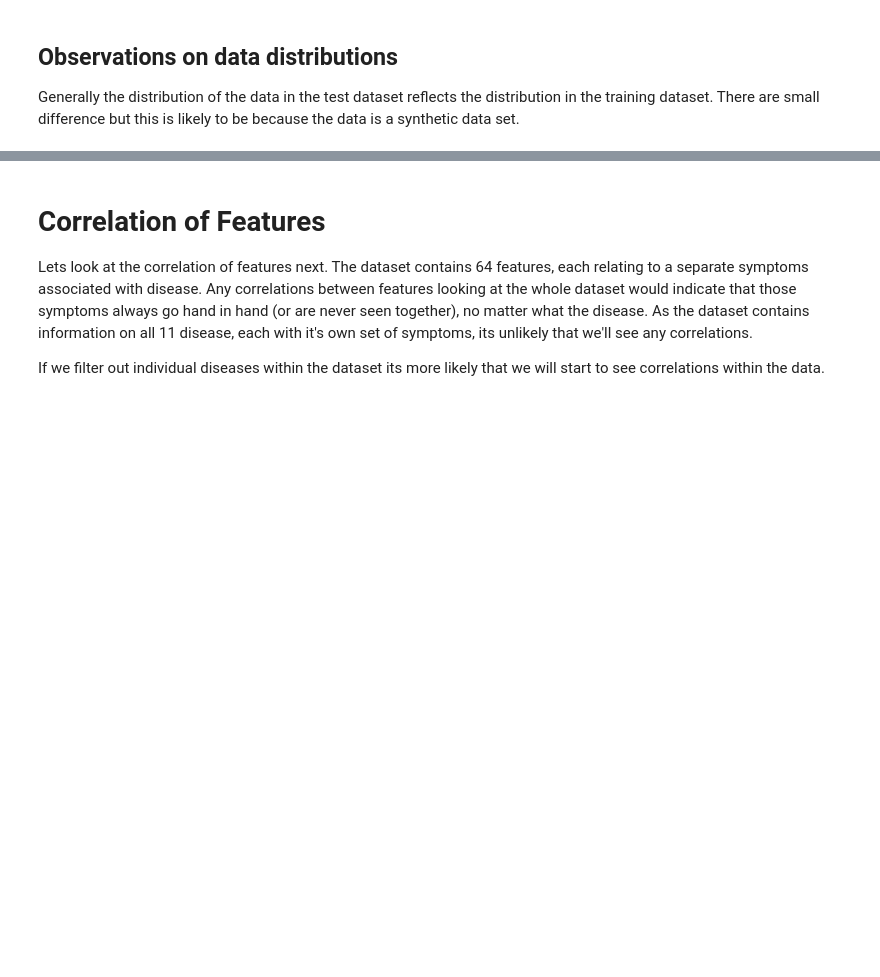
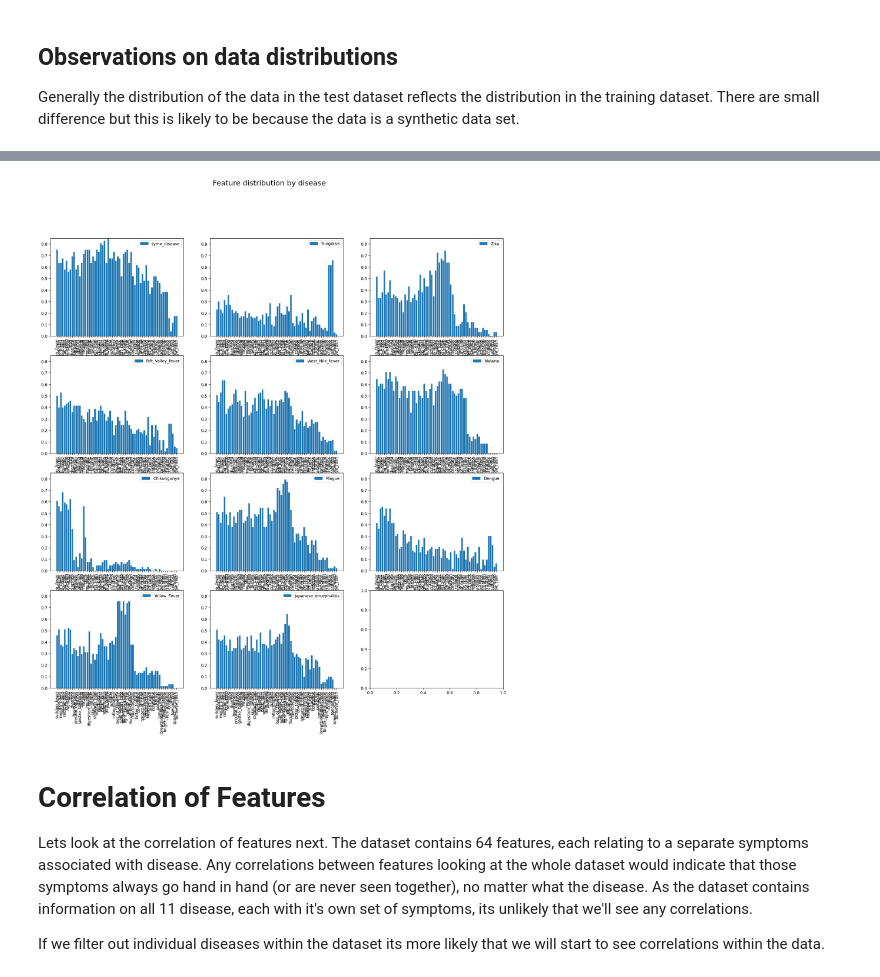
Before and after one commit to davidcoxon/Kaggle, a Jupyter notebook: visualising-playground-3-data.ipynb, the cells around one changed output, grey strips where cells are left out. Drawn from its saved outputs; the diff is of its cells as text; code cells hidden in the pictures; blank space fills up the shorter version.

```diff
--- a/visualising-playground-3-data.ipynb
+++ b/visualising-playground-3-data.ipynb
@@ -276,3 +302,36 @@ Generally the distribution of the data in the test dataset reflects the distribu
+# %%
+#list diseases
+diseases=train_df['prognosis'].unique()
+
+# create dataframe with sum of each feature
+sum_train_df=((train_df).sum(axis=0)[1:-1])
+
+# Create grid
+n_cols = 3
+n_rows = math.ceil(len(diseases)/n_cols) # set number of rows
+fig, ax = plt.subplots(n_rows, n_cols, figsize=(20, n_rows*5))
+ax = ax.flatten()
+
+# plot the sum of each feature for each disease
+#f, ax = plt.subplots(figsize=(20, 20))
+
+n=1
+for disease in diseases:
+    disease_df=train_df[train_df['prognosis']== disease]
+    diseasecount=disease_df.shape[0]
+    sum_disease_df=((disease_df).sum(axis=0)[1:-1])
+    plt.subplot(n_rows, n_cols, n)
+    plt.bar((pd.Series(range(1,len(sum_disease_df)+1))),sum_disease_df.values/diseasecount,alpha=1,ls='--',label=disease)
+    plt.xticks(np.arange(1,len(sum_disease_df)+1),sum_disease_df.index.tolist(),rotation=90)
+    plt.suptitle(f'Feature distribution by disease', ha='center', fontsize=18)
+    #plt.xlabel(f'Sympthom\n\n\n\n', ha='center', fontsize=12)
+    #plt.ylabel(f'Frequency\n\n\n\n', ha='center', fontsize=12)
+    plt.ylim(0,0.85)
+    plt.legend()
+    n=n+1
+plt.show()
+# %% [output]
+[figure, added]
 # %% [markdown]
 # Correlation of Features
 
```
Also changed, not shown: parts of 4 cells of this notebook.
